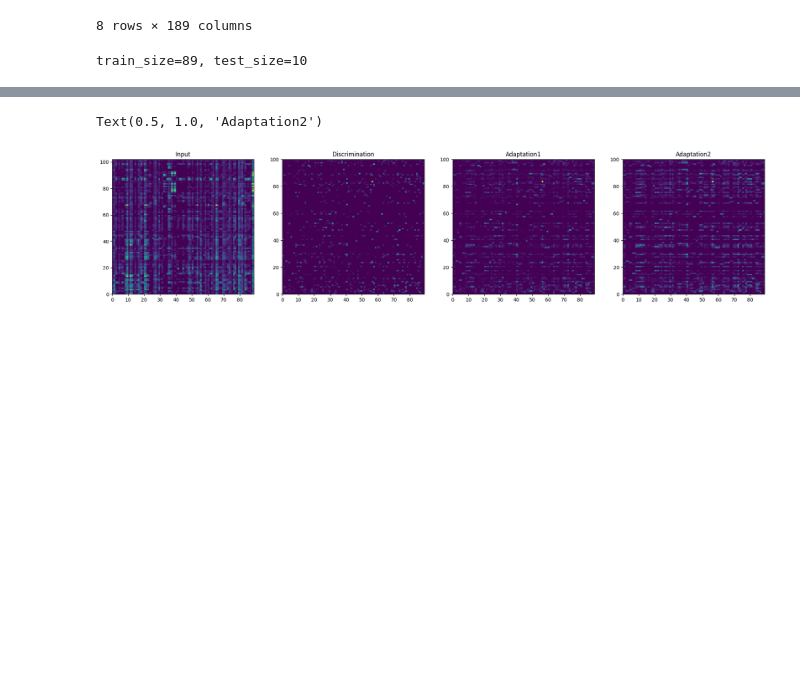
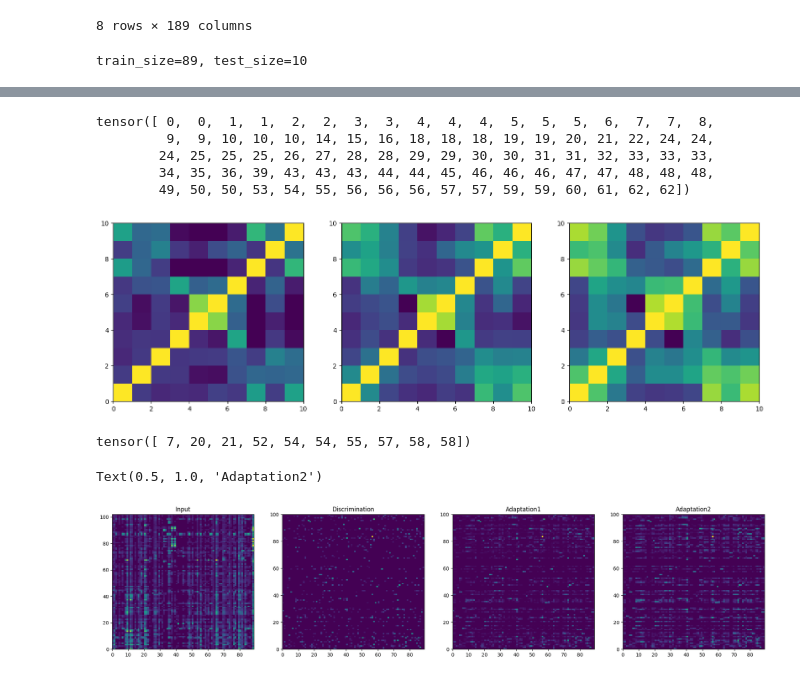
Before and after one commit to wormLove/DCNet, a Jupyter notebook: OdorAnalysis.ipynb, the cells around one changed output, grey strips where cells are left out. Saved outputs shown, nothing was run; the diff lists cells and outputs as text; code cells hidden in the pictures; blank space fills up the shorter version.

```diff
--- a/OdorAnalysis.ipynb
+++ b/OdorAnalysis.ipynb
@@ -183,3 +124,22 @@ for epoch in range(nepochs):
+# %%
+print(torch.tensor(targets)[target_indexes])
+# %% [output]
+tensor([ 0,  0,  1,  1,  2,  2,  3,  3,  4,  4,  4,  5,  5,  5,  6,  7,  7,  8,
+         9,  9, 10, 10, 10, 14, 15, 16, 18, 18, 18, 19, 19, 20, 21, 22, 24, 24,
+        24, 25, 25, 25, 26, 27, 28, 28, 29, 29, 30, 30, 31, 31, 32, 33, 33, 33,
+        34, 35, 36, 39, 43, 43, 43, 44, 44, 45, 46, 46, 46, 47, 47, 48, 48, 48,
+        49, 50, 50, 53, 54, 55, 56, 56, 56, 57, 57, 59, 59, 60, 61, 62, 62])
+# %%
+test_outputs, targets = test_module([layer1, layer2, layer3], test_dataset=test_data, input_transforms=transforms)
+target_indexes = torch.argsort(torch.tensor(targets))
+test_outputs = {key: value[target_indexes,:] for key, value in test_outputs.items()}
+test_plotter(test_outputs)
+# %% [output]
+[figure, added]
+# %%
+print(torch.tensor(targets)[target_indexes])
+# %% [output]
+tensor([ 7, 20, 21, 52, 54, 54, 55, 57, 58, 58])
 # %%
 inputs = torch.tensor(train_df.values)
 target_indexes = torch.argsort(targets)
```
Also changed, not shown: parts of 10 cells of this notebook, 1 other file.
